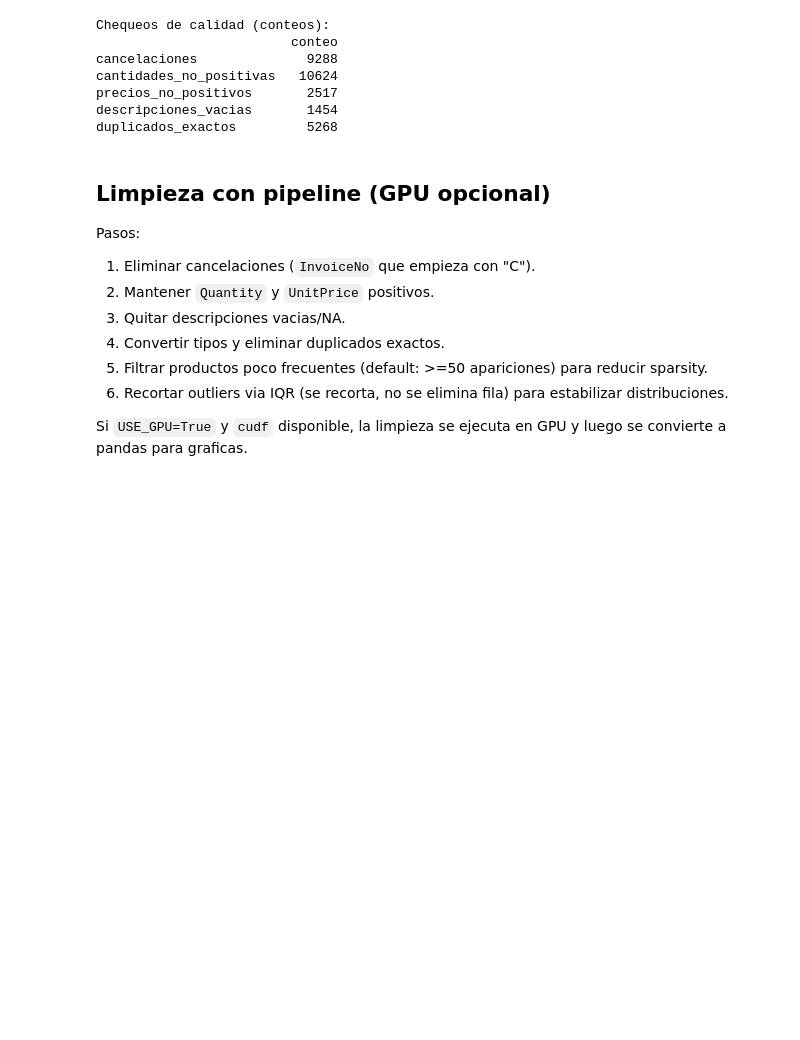
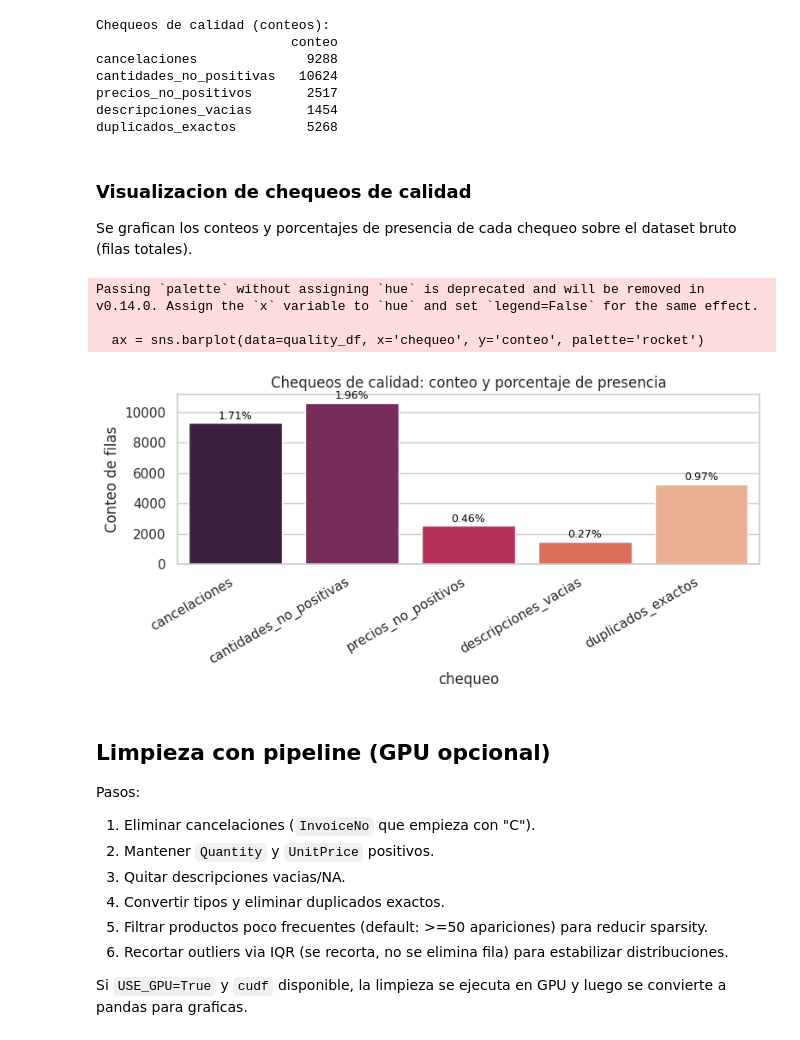
Before and after one commit to MathiasHv18/UPC-TF-DM_DA, a Jupyter notebook: eda.ipynb, the cells around one changed output. Drawn from its saved outputs; the diff is of its cells as text; code cells hidden in the pictures; blank space fills up the shorter version.

```diff
--- a/eda.ipynb
+++ b/eda.ipynb
@@ -196,6 +198,27 @@ cantidades_no_positivas   10624
 precios_no_positivos       2517
 descripciones_vacias       1454
 duplicados_exactos         5268
+# %% [markdown]
+### Visualizacion de chequeos de calidad
+Se grafican los conteos y porcentajes de presencia de cada chequeo sobre el dataset bruto (filas totales).
+# %%
+quality_df = pd.DataFrame.from_dict(quality_checks, orient='index', columns=['conteo']).reset_index().rename(columns={'index':'chequeo'})
+quality_df['pct'] = quality_df['conteo'] / len(df_raw_pd) * 100
+
+plt.figure(figsize=(8,4))
+ax = sns.barplot(data=quality_df, x='chequeo', y='conteo', palette='rocket')
+plt.xticks(rotation=30, ha='right')
+plt.ylabel('Conteo de filas')
+plt.title('Chequeos de calidad: conteo y porcentaje de presencia')
+for i, row in quality_df.iterrows():
+    ax.text(i, row['conteo'] + max(quality_df['conteo']) * 0.01, f"{row['pct']:.2f}%", ha='center', va='bottom', fontsize=9, color='black')
+plt.tight_layout()
+plt.show()
+# %% [output]
+Passing `palette` without assigning `hue` is deprecated and will be removed in v0.14.0. Assign the `x` variable to `hue` and set `legend=False` for the same effect.
+
+  ax = sns.barplot(data=quality_df, x='chequeo', y='conteo', palette='rocket')
+[figure, added]
 # %% [markdown]
 ## Limpieza con pipeline (GPU opcional)
 Pasos:
```
Also changed, not shown: parts of 1 cell of this notebook.
